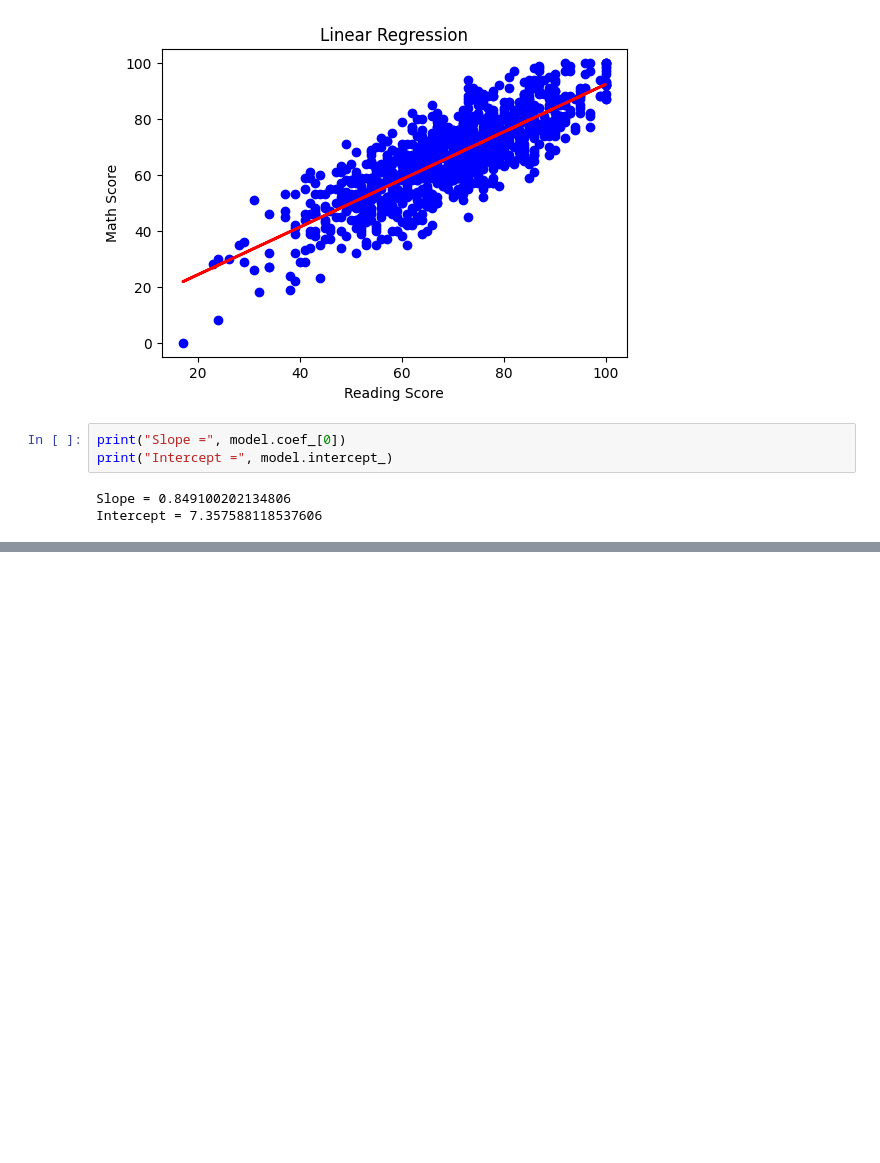
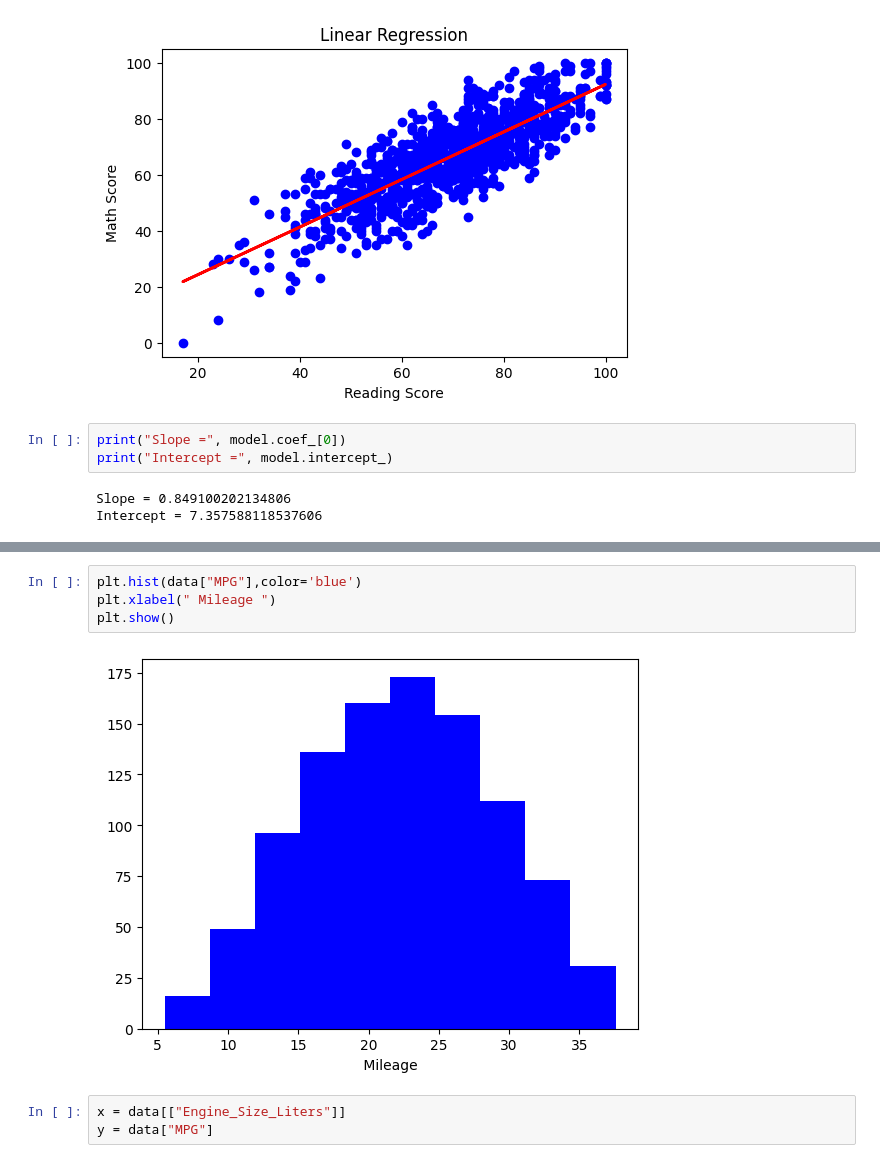
Before and after one commit to lakshdeepxsingh/GenAI-IBM, a Jupyter notebook: Assignments/Assignment No. 4/Assignment_4.ipynb, the cells around one changed output, grey strips where cells are left out. Drawn from its saved outputs; the diff is of its cells as text; blank space fills up the shorter version.

```diff
--- a/Assignments/Assignment No. 4/Assignment_4.ipynb
+++ b/Assignments/Assignment No. 4/Assignment_4.ipynb
@@ -121,0 +166,9 @@ Intercept = 7.357588118537606
+# %%
+plt.hist(data["MPG"],color='blue')
+plt.xlabel(" Mileage ")
+plt.show()
+# %% [output]
+[figure, added]
+# %%
+x = data[["Engine_Size_Liters"]]
+y = data["MPG"]
```
Also changed, not shown: parts of 7 cells of this notebook, 1 other file.
